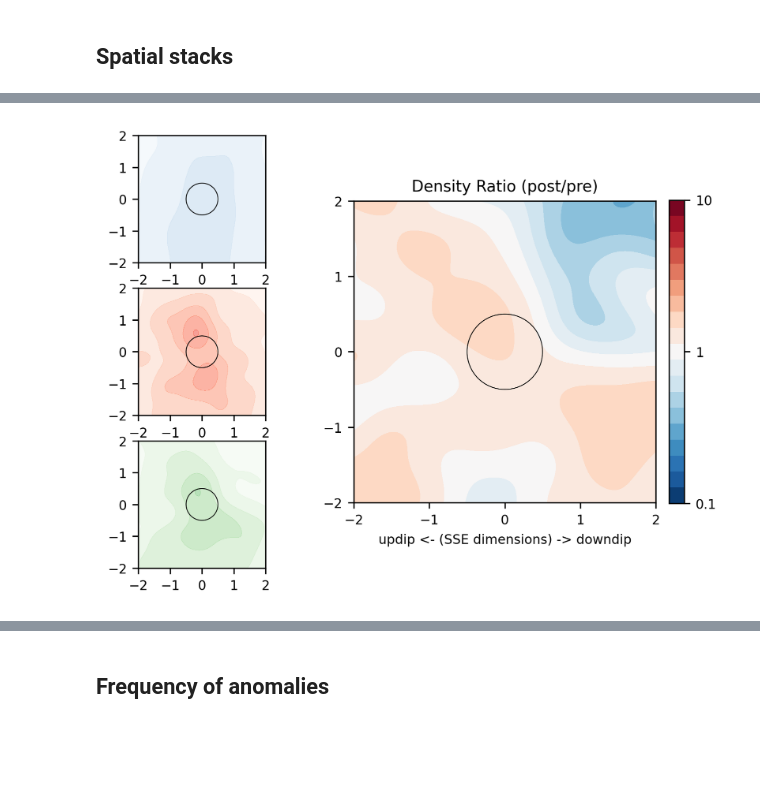
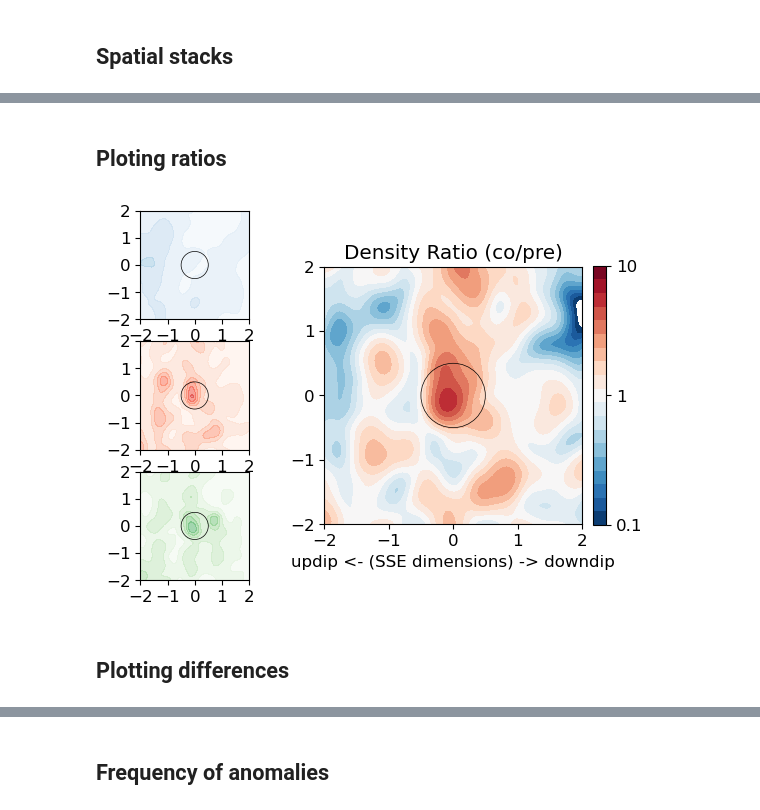
Before and after one commit to keliankaz/global_SSE, a Jupyter notebook: notebooks/global_source_properties.ipynb, the cells around one changed output, grey strips where cells are left out. Saved outputs shown, nothing was run; the diff lists cells and outputs as text; code cells hidden in the pictures; blank space fills up the shorter version.

```diff
--- a/notebooks/global_source_properties.ipynb
+++ b/notebooks/global_source_properties.ipynb
@@ -526,0 +725,26 @@ _, post_event_stack_combined, post_weights = center_sequences(time_window=T_even
+# %%
+
+# Create a 2x2 grid with ratios [1, 1, 2] for the row heights
+gs = mpl.gridspec.GridSpec(3, 1, )
+
+levels = np.linspace(0, 0.075, 10)
+
+# Subplot 1 - Top plot
+ax1 = plt.subplot(gs[0, 0])  # First row, first column
+ax1.scatter(pre_event_stack_combined[:,0], pre_event_stack_combined[:,1], s=1, alpha=0.1, linewidths=0)
+
+# Subplot 2 - Middle plot
+# share the x-axis with ax1
+ax2 = plt.subplot(gs[1, 0], sharex=ax1)  # Second row, first column
+ax2.scatter(co_event_stack_combined[:,0], co_event_stack_combined[:,1], s=1, alpha=0.2, linewidths=0)
+
+# Subplot 3 - Bottom plot
+ax3 = plt.subplot(gs[2, 0])  # third row, first column
+ax3.scatter(post_event_stack_combined[:,0], post_event_stack_combined[:,1], s=1, alpha=0.2, linewidths=0)
+
+for iax in [ax1,ax2,ax3]:
+    iax.set(
+        xlim=[-5,5],
+        ylim=[-5,5],
+        aspect='equal',
+    )
@@ -527,11 +753,11 @@ _, post_event_stack_combined, post_weights = center_sequences(time_window=T_even
 # %%
 # Define the bandwidth for smoothing
-smoothing_bandwidth = 0.08
+smoothing_bandwidth = 0.2
 
 # Create the kernel density estimators
-dens_pre_kde = gaussian_kde(pre_event_stack_combined.T, bw_method=smoothing_bandwidth, weights=pre_weights)
-dens_co_kde = gaussian_kde(co_event_stack_combined.T, bw_method=smoothing_bandwidth, weights=co_weights)
-dens_post_kde = gaussian_kde(post_event_stack_combined.T, bw_method=smoothing_bandwidth, weights=post_weights)
+dens_pre_kde = gaussian_kde(pre_event_stack_combined.T, bw_method=smoothing_bandwidth/pre_event_stack_combined.T.std(ddof=1), weights=pre_weights)
+dens_co_kde = gaussian_kde(co_event_stack_combined.T, bw_method=smoothing_bandwidth/co_event_stack_combined.T.std(ddof=1), weights=co_weights)
+dens_post_kde = gaussian_kde(post_event_stack_combined.T, bw_method=smoothing_bandwidth/co_event_stack_combined.T.std(ddof=1), weights=post_weights)
 
 # Define the range and grid
 number_of_source_dimensions = 2
@@ -549,46 +775,51 @@ grid_points = np.column_stack((xx.flatten(), yy.flatten()))
 dens_co = dens_co_kde(grid_points.T).reshape(xx.shape)
 dens_pre = dens_pre_kde(grid_points.T).reshape(xx.shape)
 dens_post = dens_post_kde(grid_points.T).reshape(xx.shape)
-density_ratio = dens_post/dens_pre
+density_differences = dens_co-dens_pre
+density_ratio = dens_co/dens_pre
+# %% [markdown]
+## Ploting ratios
 # %%
 
 # Create a 2x2 grid with ratios [1, 1, 2] for the row heights
 gs = mpl.gridspec.GridSpec(3, 2, width_ratios=[1.2, 2])
 
-levels = np.linspace(0, 0.05, 10)
+levels = np.linspace(0, 0.2, 10)
 
 # Subplot 1 - Top plot
 ax1 = plt.subplot(gs[0, 0])  # First row, first column
 ax1.contourf(xx, yy, dens_pre, cmap='Blues',alpha=0.5, levels=levels)
 
 # Subplot 2 - Middle plot
 # share the x-axis with ax1
 ax2 = plt.subplot(gs[1, 0], sharex=ax1)  # Second row, first column
 ax2.contourf(xx, yy, dens_co, cmap='Reds',alpha=0.5, levels=levels)
 
 # Subplot 3 - Bottom plot
 ax3 = plt.subplot(gs[2, 0])  # third row, first column
 ax3.contourf(xx, yy, dens_post, cmap='Greens',alpha=0.5, levels=levels)
 
 
 # Subplot 3 - Right plot
 ax4 = plt.subplot(gs[:, 1],  sharex=ax1)  # All rows, second column
-ch = ax4.contourf(xx, yy, np.log10(density_ratio), levels=np.linspace(-1, 1, 20), cmap='RdBu_r')
+ch = ax4.contourf(xx, yy, np.log10(density_ratio), levels=np.linspace(-1,1, 20), cmap='RdBu_r')
 cax4 = plt.colorbar(ch, ax=ax4, fraction=0.046, pad=0.04)
 
 cax4.set_ticks([-1, 0, 1])
 cax4.set_ticklabels(['0.1', '1', '10'])
 ax4.set(
     xlabel='updip <- (SSE dimensions) -> downdip',
-    title='Density Ratio (post/pre)',
+    title='Density Ratio (co/pre)',
 )
 
 for iax in [ax1,ax2,ax3,ax4]:
     iax.add_artist(plt.Circle((0, 0), 0.5, color='k', fill=False, lw=0.5))
     iax.set(
         aspect='equal',
         xticks=[-2,-1,0,1,2],
         yticks=[-2,-1,0,1,2],
     );
 # %% [output]
-[figure, old version]
+[figure, new version]
+# %% [markdown]
+## Plotting differences
```
Also changed, not shown: parts of 52 cells of this notebook, 2 other files.
